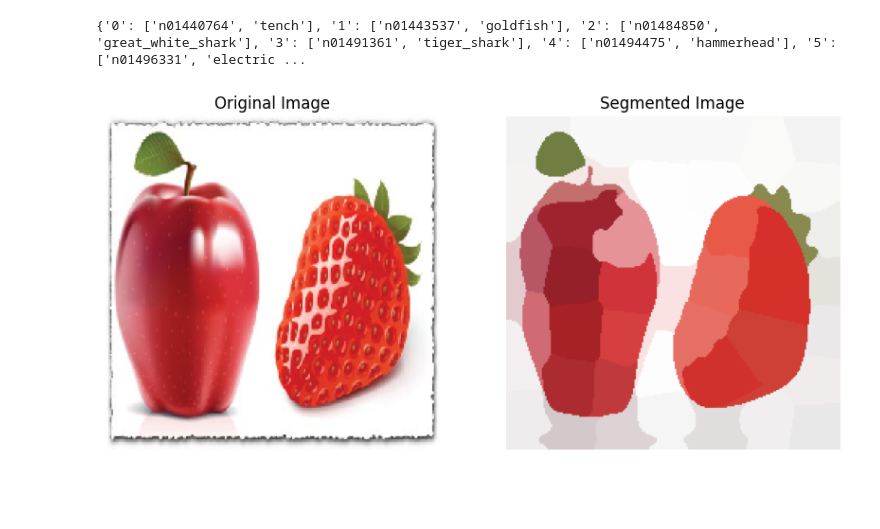
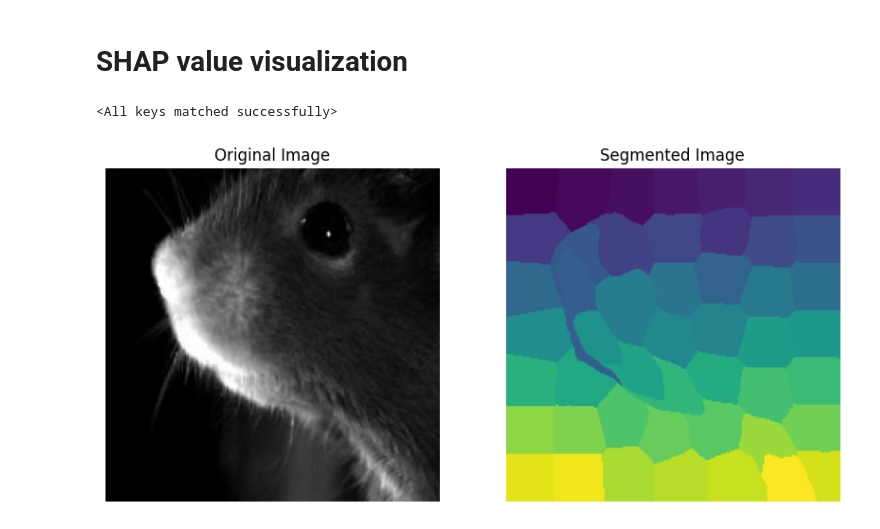
Before and after one commit to AnnaStuckert/ViT_facemap, a Jupyter notebook: ResNet50/kernelSHAP.ipynb, the cells around one changed output. Drawn from its saved outputs; the diff is of its cells as text; code cells hidden in the pictures; blank space fills up the shorter version.

Commit message:
further adjustments on SHAP model and visualizations

```diff
--- a/ResNet50/kernelSHAP.ipynb
+++ b/ResNet50/kernelSHAP.ipynb
@@ -169,46 +136,51 @@ K.clear_session()
+# %% [markdown]
+# SHAP value visualization
+# %%
+# Load model data
+
+model = ResNet50KeypointModel()
+model.load_state_dict(torch.load('R50_model_shap2.pth'))
+# %% [output]
+<All keys matched successfully>
 # %%
+# Use SHAP explainer with my data
+
 import keras
 from keras.applications.vgg16 import VGG16, preprocess_input, decode_predictions
 from keras.preprocessing import image
 import requests
 from skimage.segmentation import slic
 from skimage.color import label2rgb
 import matplotlib.pyplot as plt
 import numpy as np
 import shap
 
-# Load model data
-r = requests.get('https://s3.amazonaws.com/deep-learning-models/image-models/imagenet_class_index.json')
-feature_names = r.json()
-#model = VGG16(weights='imagenet')  # Load weights for the model
-print(feature_names)
-
 # Load an image
-file = "data/apple_strawberry.jpg"
+file = "data/cam1_G7c1_1_img0076_rescale_augmented.jpg"
 img = image.load_img(file, target_size=(224, 224))
 img_array = image.img_to_array(img)  # Convert to NumPy array directly here
-
+img_orig = image.img_to_array(img)
 
 # Segment the image so we don't have to explain every pixel
 segments_slic = slic(img_array.astype('uint8'), n_segments=50, compactness=30, sigma=3)
 
 # Create a color representation of the segments
-segmented_image = label2rgb(segments_slic, img_array.astype('uint8'), kind='avg')
+#segmented_image = label2rgb(segments_slic, img_array.astype('uint8'), kind='avg')
+segmented_image = segments_slic
 
 # Display the original image and the segmented image
 plt.figure(figsize=(10, 5))
 
 plt.subplot(1, 2, 1)
-plt.imshow(img_array.astype('uint8') / 255.0)  # Normalize for display
+plt.imshow(img_array.astype('uint8'))  # Normalize for display
 plt.title("Original Image")
 plt.axis('off')
 
 plt.subplot(1, 2, 2)
 plt.imshow(segmented_image)
 plt.title("Segmented Image")
 plt.axis('off')
 
 plt.show()
 # %% [output]
-{'0': ['n01440764', 'tench'], '1': ['n01443537', 'goldfish'], '2': ['n01484850', 'great_white_shark'], '3': ['n01491361', 'tiger_shark'], '4': ['n01494475', 'hammerhead'], '5': ['n01496331', 'electric ...
-[figure, old version]
+[figure, new version]
```
Also changed, not shown: parts of 18 cells of this notebook, 6 other files.
